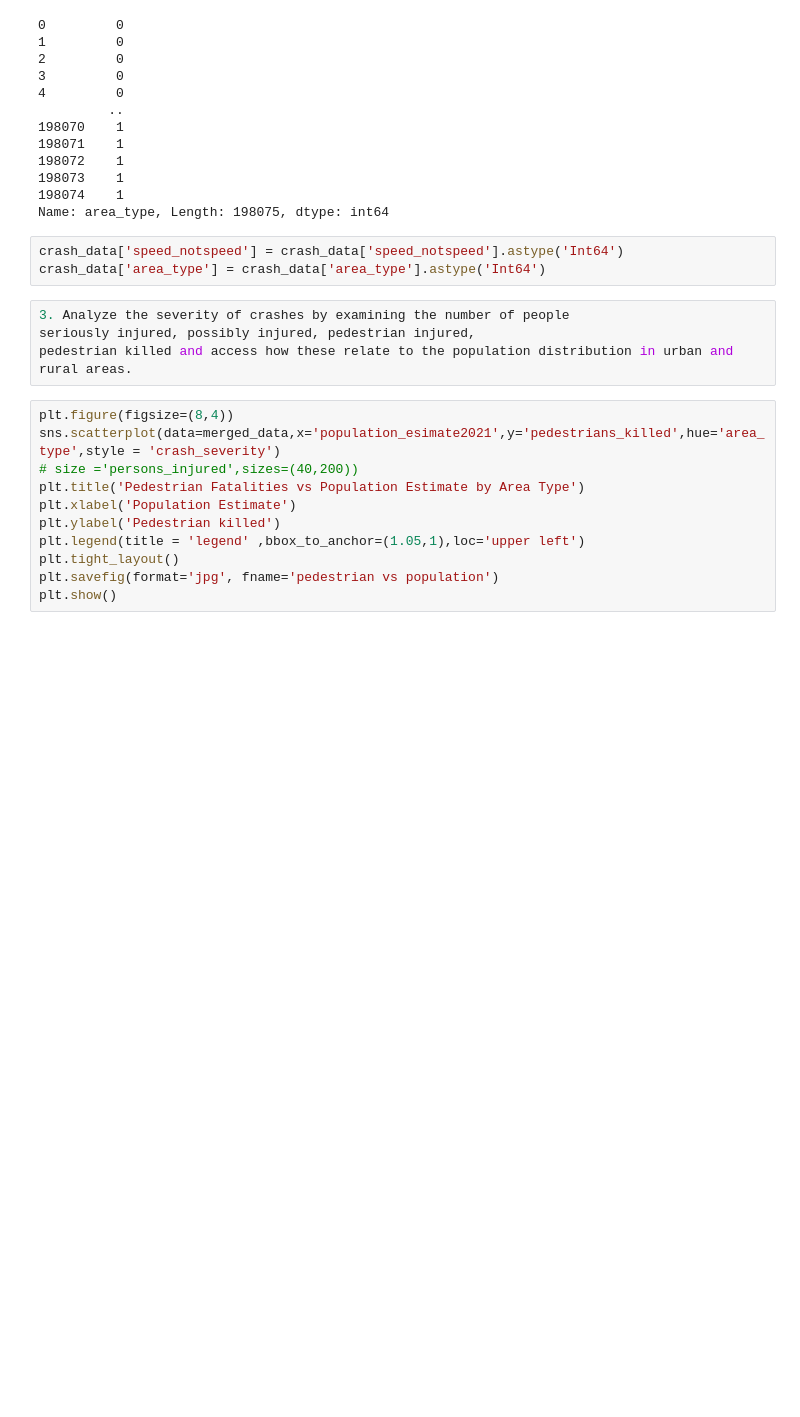
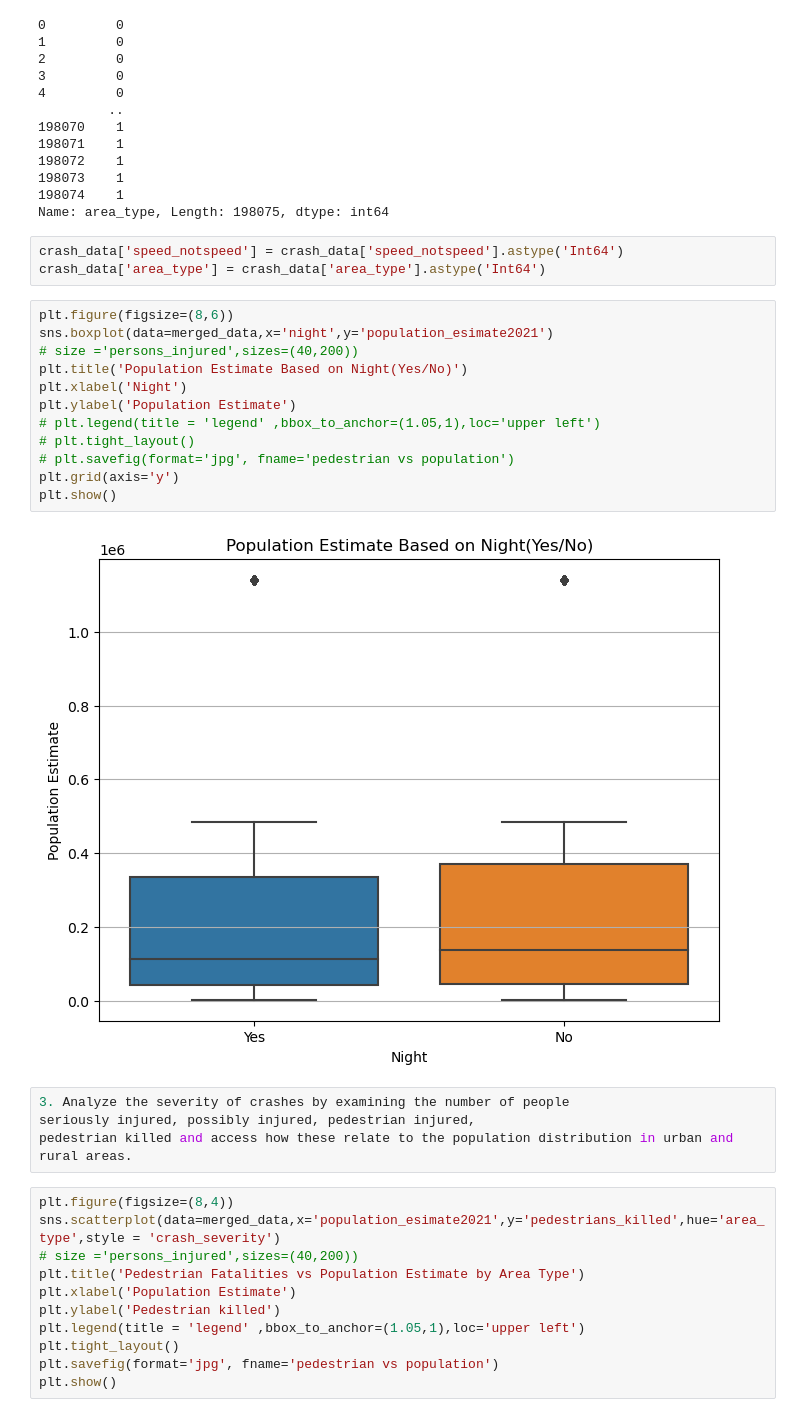
Before and after one commit to Eliab16/VDOT-crash-analysis, a Jupyter notebook: notebooks/VDOT-2.ipynb, the cells around one changed output. Drawn from its saved outputs; the diff is of its cells as text; blank space fills up the shorter version.

Commit message:
graph

```diff
--- a/notebooks/VDOT-2.ipynb
+++ b/notebooks/VDOT-2.ipynb
@@ -319,6 +319,20 @@ Name: area_type, Length: 198075, dtype: int64
 # %%
 crash_data['speed_notspeed'] = crash_data['speed_notspeed'].astype('Int64')
 crash_data['area_type'] = crash_data['area_type'].astype('Int64')
+# %%
+plt.figure(figsize=(8,6))
+sns.boxplot(data=merged_data,x='night',y='population_esimate2021')
+# size ='persons_injured',sizes=(40,200))
+plt.title('Population Estimate Based on Night(Yes/No)')
+plt.xlabel('Night')
+plt.ylabel('Population Estimate')
+# plt.legend(title = 'legend' ,bbox_to_anchor=(1.05,1),loc='upper left')
+# plt.tight_layout()
+# plt.savefig(format='jpg', fname='pedestrian vs population')
+plt.grid(axis='y')
+plt.show()
+# %% [output]
+[figure, added]
 # %%
 3. Analyze the severity of crashes by examining the number of people
 seriously injured, possibly injured, pedestrian injured,
```
Also changed, not shown: parts of 1 cell of this notebook.
